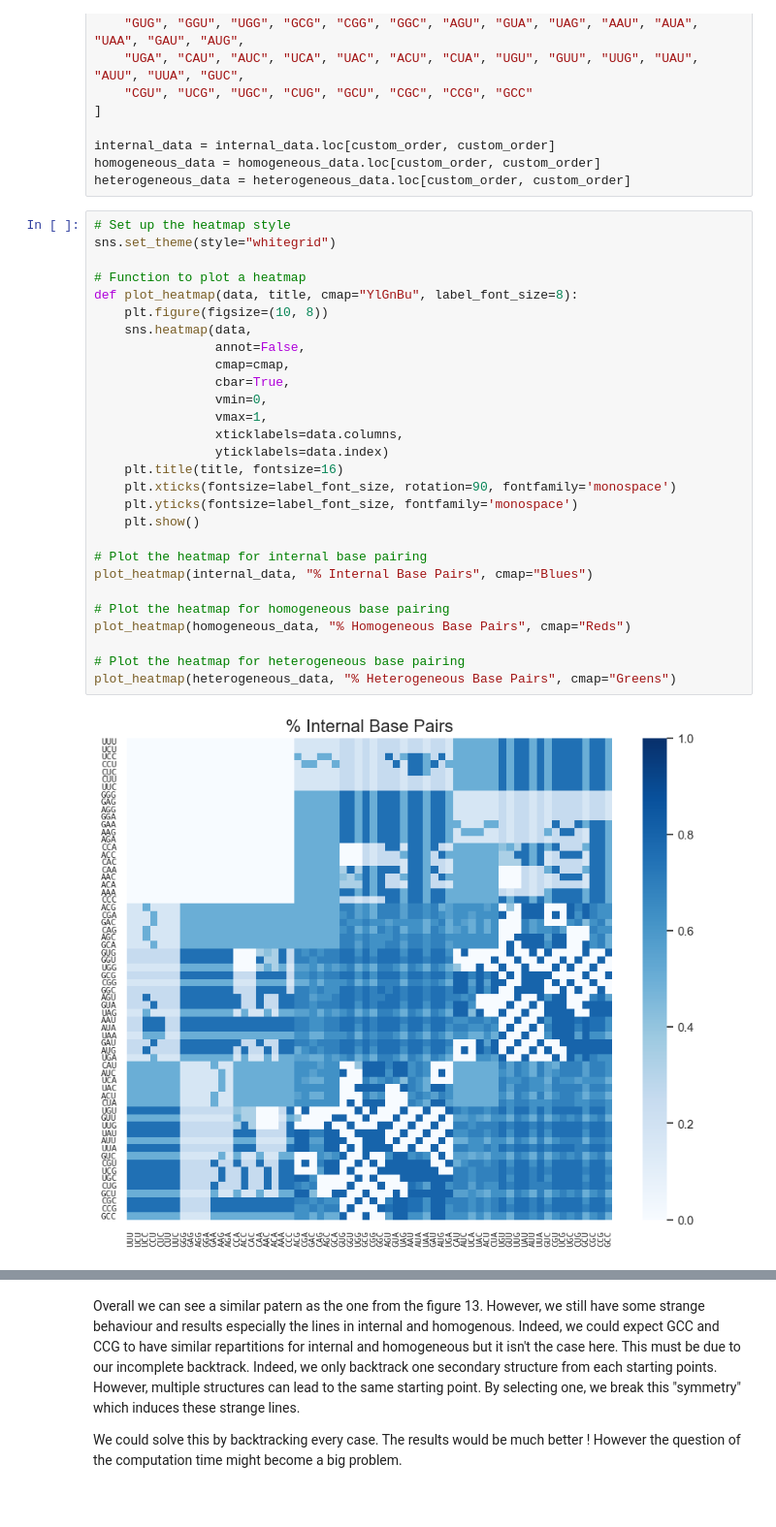
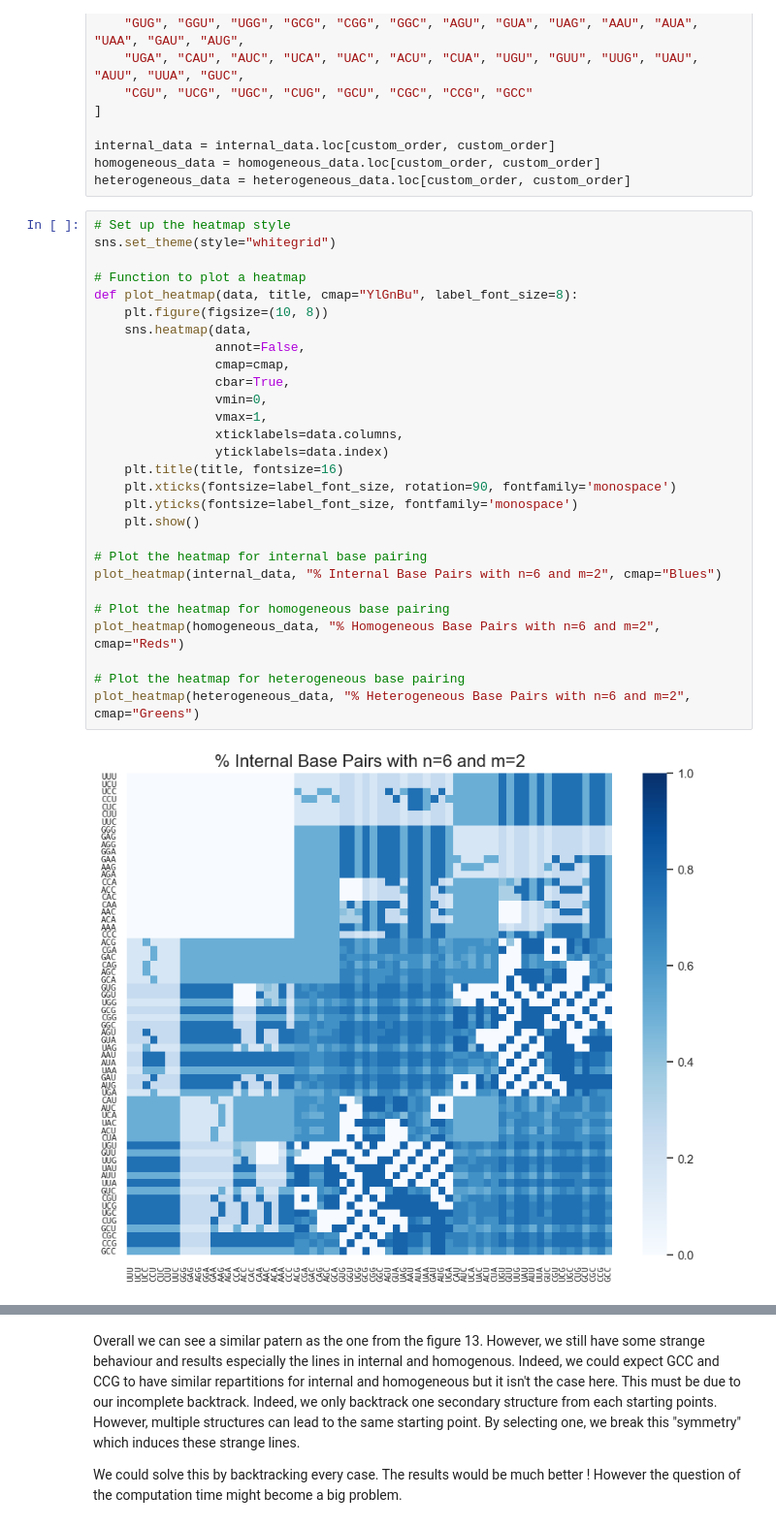
Before and after one commit to Mostafa-Elraies/rna_multistrands_full, a Jupyter notebook: results/Draw_matrices.ipynb, the cells around one changed output, grey strips where cells are left out. Shown at 97% size. Saved outputs shown, nothing was run; the diff lists cells and outputs as text.

```diff
--- a/results/Draw_matrices.ipynb
+++ b/results/Draw_matrices.ipynb
@@ -38,30 +38,30 @@ heterogeneous_data = heterogeneous_data.loc[custom_order, custom_order]
 # %%
 # Set up the heatmap style
 sns.set_theme(style="whitegrid")
 
 # Function to plot a heatmap
 def plot_heatmap(data, title, cmap="YlGnBu", label_font_size=8):
     plt.figure(figsize=(10, 8))
     sns.heatmap(data,
                 annot=False,
                 cmap=cmap,
                 cbar=True,
                 vmin=0,
                 vmax=1,
                 xticklabels=data.columns,
                 yticklabels=data.index)
     plt.title(title, fontsize=16)
     plt.xticks(fontsize=label_font_size, rotation=90, fontfamily='monospace')
     plt.yticks(fontsize=label_font_size, fontfamily='monospace')
     plt.show()
 
 # Plot the heatmap for internal base pairing
-plot_heatmap(internal_data, "% Internal Base Pairs", cmap="Blues")
+plot_heatmap(internal_data, "% Internal Base Pairs with n=6 and m=2", cmap="Blues")
 
 # Plot the heatmap for homogeneous base pairing
-plot_heatmap(homogeneous_data, "% Homogeneous Base Pairs", cmap="Reds")
+plot_heatmap(homogeneous_data, "% Homogeneous Base Pairs with n=6 and m=2", cmap="Reds")
 
 # Plot the heatmap for heterogeneous base pairing
-plot_heatmap(heterogeneous_data, "% Heterogeneous Base Pairs", cmap="Greens")
+plot_heatmap(heterogeneous_data, "% Heterogeneous Base Pairs with n=6 and m=2", cmap="Greens")
 # %% [output]
-[figure, old version]
+[figure, new version]
```
Also changed, not shown: parts of 1 cell of this notebook.
